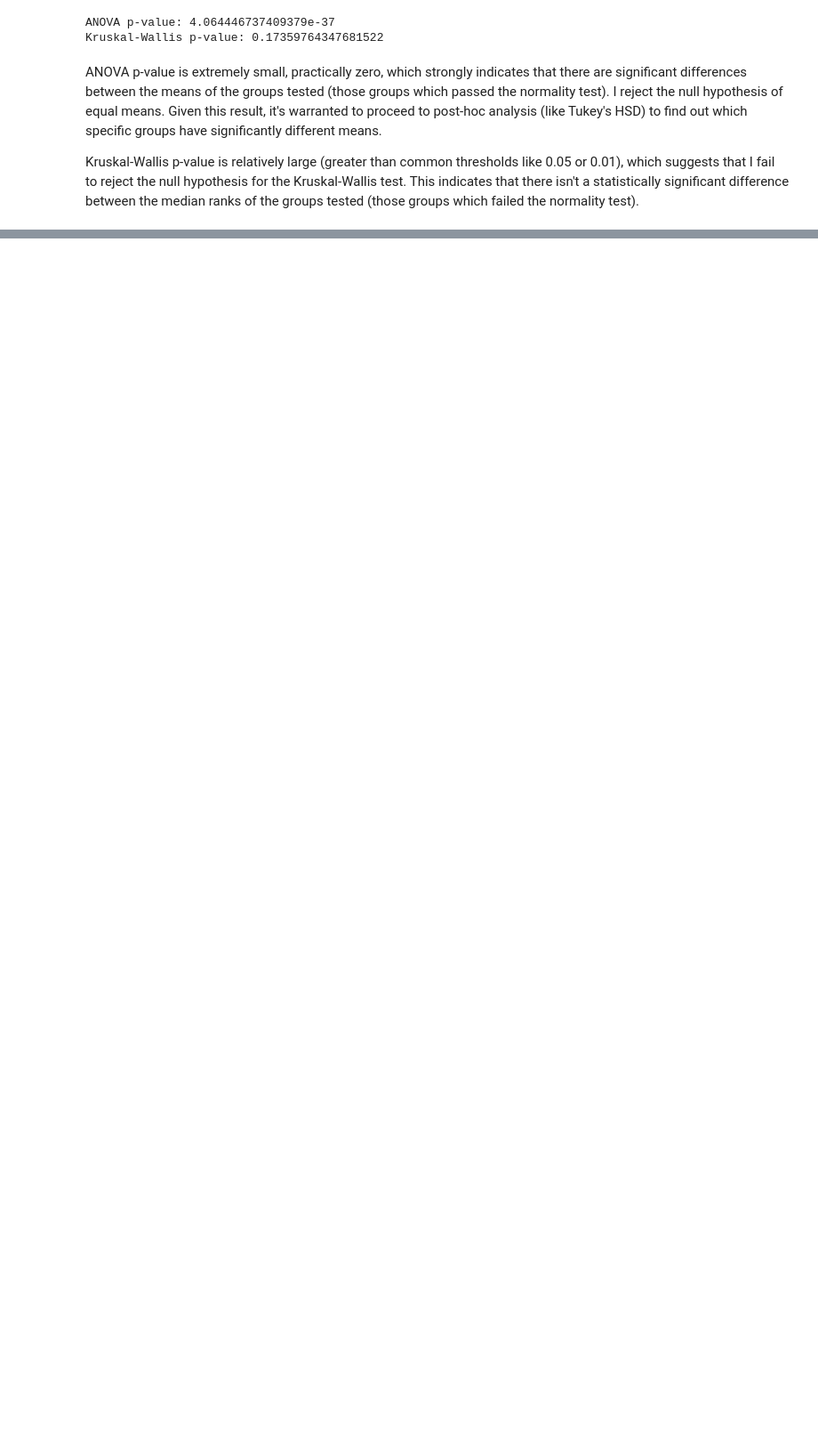
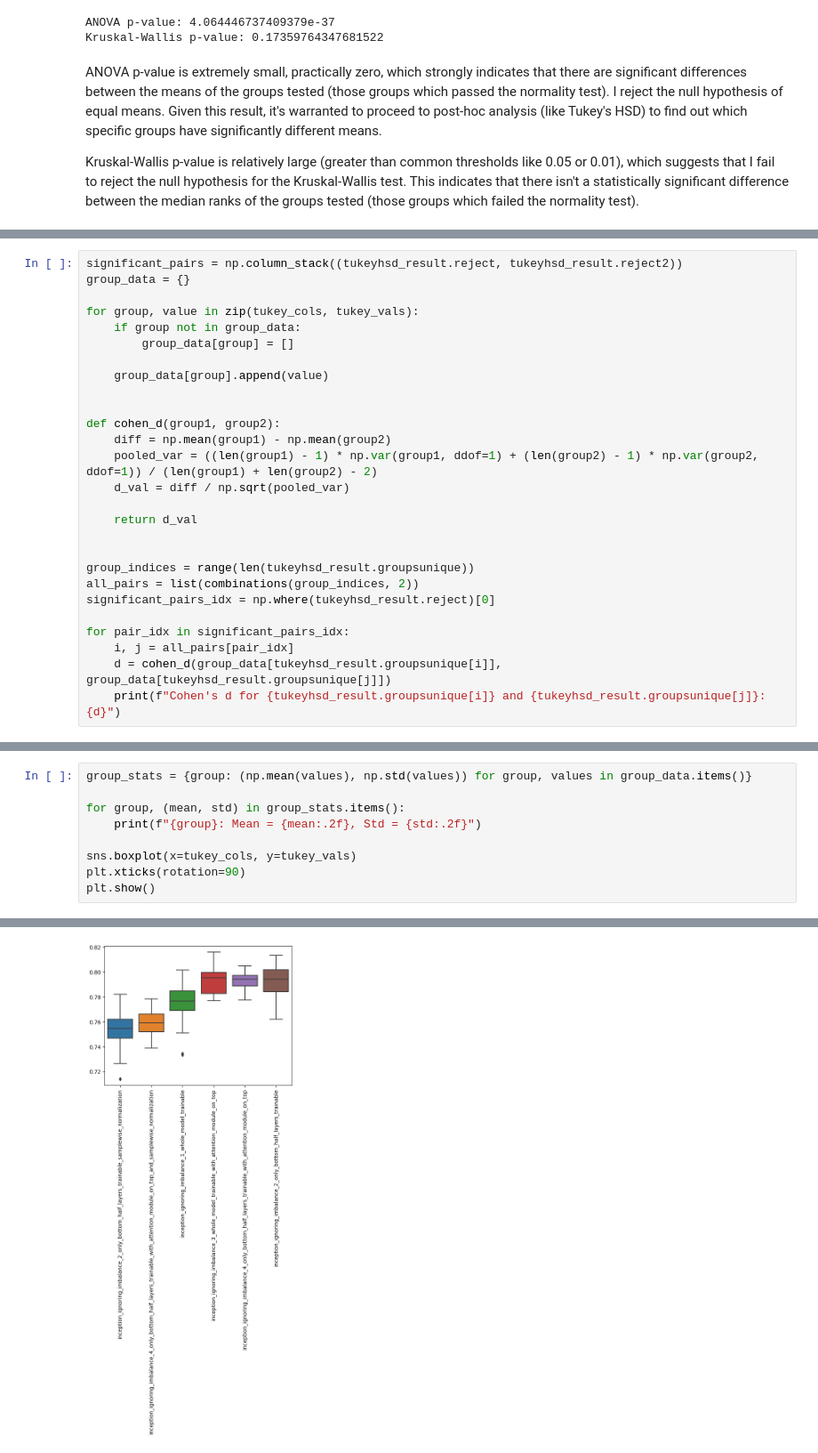
Before and after one commit to mmalek06/engineering_degree, a Jupyter notebook: src/testing/inception_ignoring_imbalance_without_normalization.ipynb, the cells around one changed output, grey strips where cells are left out. Shown at 89% size. Saved outputs shown, nothing was run; the diff lists cells and outputs as text; blank space fills up the shorter version.

```diff
--- a/src/testing/inception_ignoring_imbalance_without_normalization.ipynb
+++ b/src/testing/inception_ignoring_imbalance_without_normalization.ipynb
@@ -263,0 +270,27 @@ with open(os.path.join('..', '..', 'debug_data', 'tukeyhsd.test'), 'w') as test_
+# %%
+significant_pairs = np.column_stack((tukeyhsd_result.reject, tukeyhsd_result.reject2))
+group_data = {}
+
+for group, value in zip(tukey_cols, tukey_vals):
+    if group not in group_data:
+        group_data[group] = []
+
+    group_data[group].append(value)
+
+
+def cohen_d(group1, group2):
+    diff = np.mean(group1) - np.mean(group2)
+    pooled_var = ((len(group1) - 1) * np.var(group1, ddof=1) + (len(group2) - 1) * np.var(group2, ddof=1)) / (len(group1) + len(group2) - 2)
+    d_val = diff / np.sqrt(pooled_var)
+
+    return d_val
+
+
+group_indices = range(len(tukeyhsd_result.groupsunique))
+all_pairs = list(combinations(group_indices, 2))
+significant_pairs_idx = np.where(tukeyhsd_result.reject)[0]
+
+for pair_idx in significant_pairs_idx:
+    i, j = all_pairs[pair_idx]
+    d = cohen_d(group_data[tukeyhsd_result.groupsunique[i]], group_data[tukeyhsd_result.groupsunique[j]])
+    print(f"Cohen's d for {tukeyhsd_result.groupsunique[i]} and {tukeyhsd_result.groupsunique[j]}: {d}")
@@ -263,0 +309,10 @@ with open(os.path.join('..', '..', 'debug_data', 'tukeyhsd.test'), 'w') as test_
+# %%
+group_stats = {group: (np.mean(values), np.std(values)) for group, values in group_data.items()}
+
+for group, (mean, std) in group_stats.items():
+    print(f"{group}: Mean = {mean:.2f}, Std = {std:.2f}")
+
+sns.boxplot(x=tukey_cols, y=tukey_vals)
+plt.xticks(rotation=90)
+plt.show()
+# %% [output]
@@ -263,0 +325 @@ with open(os.path.join('..', '..', 'debug_data', 'tukeyhsd.test'), 'w') as test_
+[figure, added]
```
Also changed, not shown: parts of 10 cells of this notebook.
